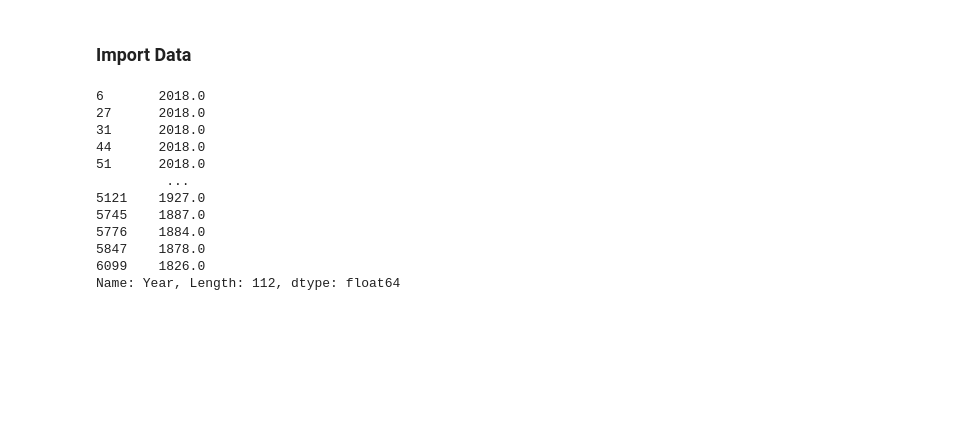
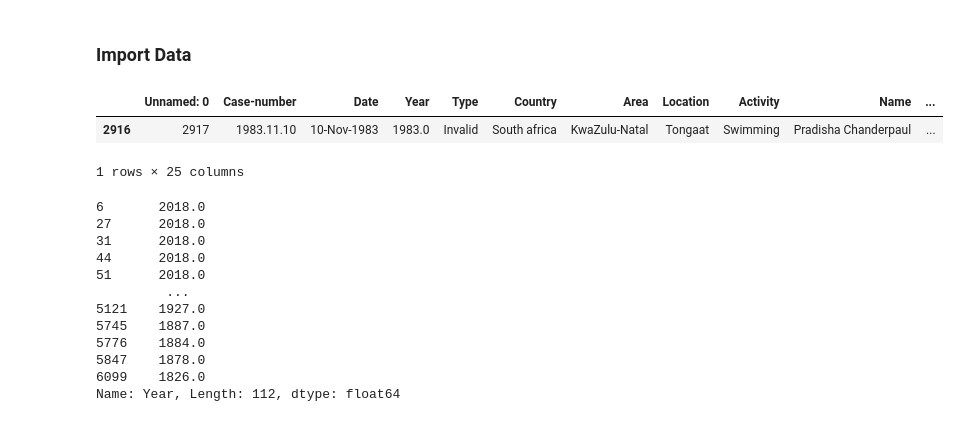
Before and after one commit to danidimarti/project1-csv_analysis, a Jupyter notebook: extraction-and-visualization.ipynb, the cells around one changed output. Drawn from its saved outputs; the diff is of its cells as text; code cells hidden in the pictures; blank space fills up the shorter version.

```diff
--- a/extraction-and-visualization.ipynb
+++ b/extraction-and-visualization.ipynb
@@ -12,6 +12,12 @@ import warnings
 ### Import Data
 # %%
 df = pd.read_csv("data/clean_sharks_export.csv")
+# %%
+df.sample()
+# %% [output]
+|  | Unnamed: 0 | Case-number | Date | Year | Type | Country | Area | Location | Activity | Name | ... |
+| 2916 | 2917 | 1983.11.10 | 10-Nov-1983 | 1983.0 | Invalid | South africa | KwaZulu-Natal | Tongaat | Swimming | Pradisha Chanderpaul | ... |
+1 rows × 25 columns
 # %%
 # Matplotlib inline to visualize Matplotlib graphs
 %matplotlib inline
```
Also changed, not shown: parts of 21 cells of this notebook, 2 other files.
